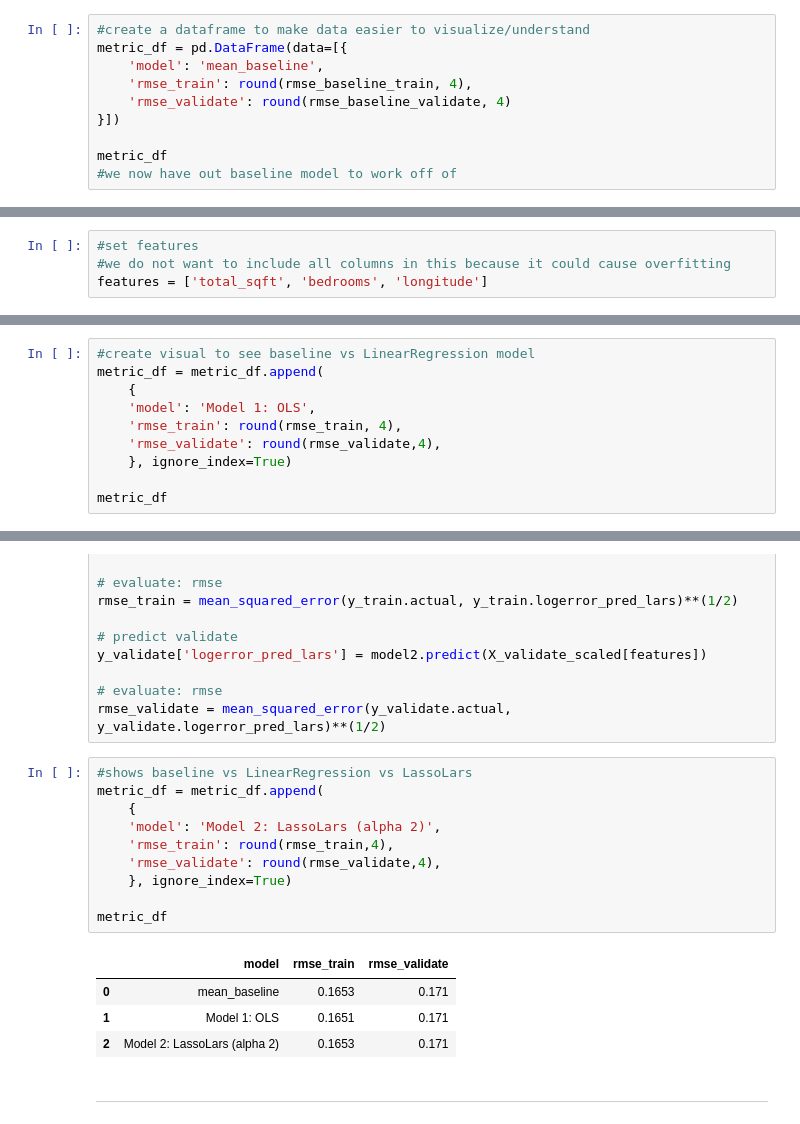
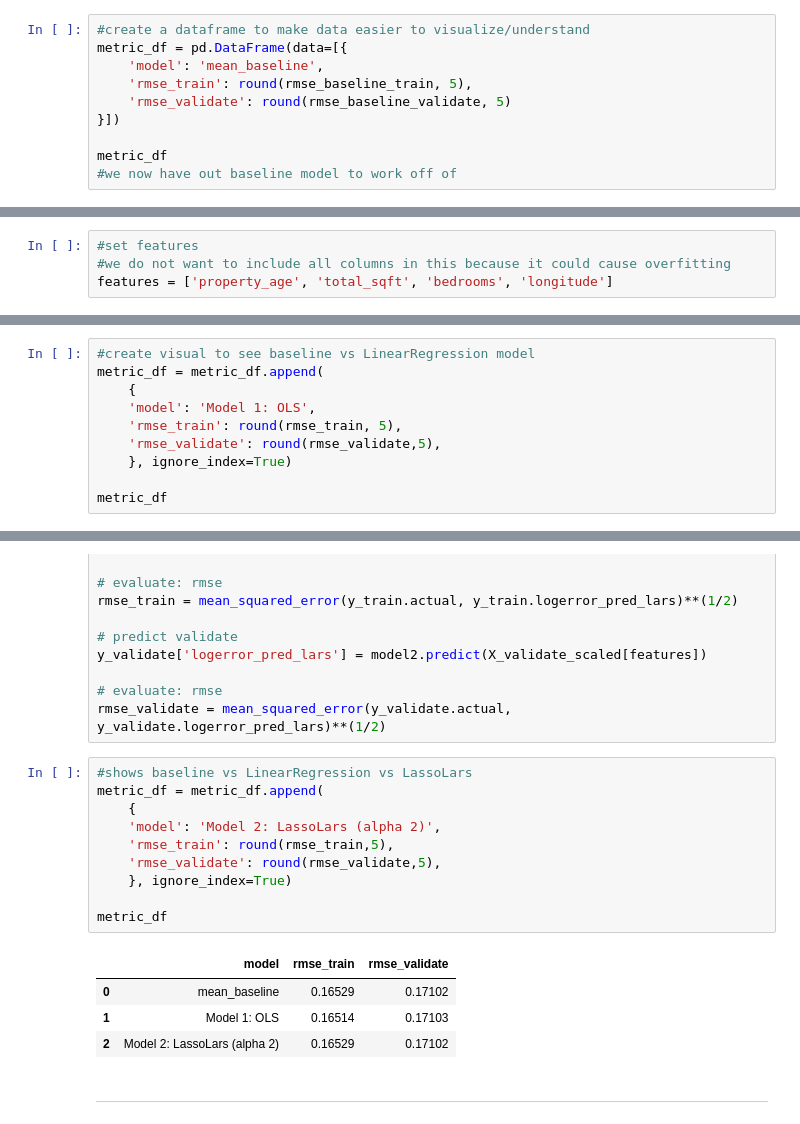
Before and after one commit to natasharivers/Zillow_Clustering_Project, a Jupyter notebook: Notebook.ipynb, the cells around one changed output, grey strips where cells are left out. Drawn from its saved outputs; the diff is of its cells as text.

Commit message:
model

```diff
--- a/Notebook.ipynb
+++ b/Notebook.ipynb
@@ -652,8 +655,8 @@ rmse_baseline_validate = math.sqrt(mean_squared_error(y_validate.actual, y_valid
 #create a dataframe to make data easier to visualize/understand
 metric_df = pd.DataFrame(data=[{
     'model': 'mean_baseline',
-    'rmse_train': round(rmse_baseline_train, 4),
-    'rmse_validate': round(rmse_baseline_validate, 4)
+    'rmse_train': round(rmse_baseline_train, 5),
+    'rmse_validate': round(rmse_baseline_validate, 5)
 }])
 
 metric_df
@@ -664,7 +667,7 @@ metric_df
 # %%
 #set features
 #we do not want to include all columns in this because it could cause overfitting
-features = ['total_sqft', 'bedrooms', 'longitude']
+features = ['property_age', 'total_sqft', 'bedrooms', 'longitude']
 # %% [markdown]
 __________________
 # %% [markdown]
@@ -695,8 +698,8 @@ rmse_validate = mean_squared_error(y_validate.actual, y_validate.logerror_pred_l
 metric_df = metric_df.append(
     {
     'model': 'Model 1: OLS',
-    'rmse_train': round(rmse_train, 4),
-    'rmse_validate': round(rmse_validate,4),
+    'rmse_train': round(rmse_train, 5),
+    'rmse_validate': round(rmse_validate,5),
     }, ignore_index=True)
 
 metric_df
@@ -730,18 +733,18 @@ rmse_validate = mean_squared_error(y_validate.actual, y_validate.logerror_pred_l
 # %%
 #shows baseline vs LinearRegression vs LassoLars
 metric_df = metric_df.append(
     {
     'model': 'Model 2: LassoLars (alpha 2)',
-    'rmse_train': round(rmse_train,4),
-    'rmse_validate': round(rmse_validate,4),
+    'rmse_train': round(rmse_train,5),
+    'rmse_validate': round(rmse_validate,5),
     }, ignore_index=True)
 
 metric_df
 # %% [output]
 |  | model | rmse_train | rmse_validate |
-| 0 | mean_baseline | 0.1653 | 0.171 |
-| 1 | Model 1: OLS | 0.1651 | 0.171 |
-| 2 | Model 2: LassoLars (alpha 2) | 0.1653 | 0.171 |
+| 0 | mean_baseline | 0.16529 | 0.17102 |
+| 1 | Model 1: OLS | 0.16514 | 0.17103 |
+| 2 | Model 2: LassoLars (alpha 2) | 0.16529 | 0.17102 |
 # %% [markdown]
 ____________________
 # %% [markdown]
```
Also changed, not shown: parts of 12 cells of this notebook.
